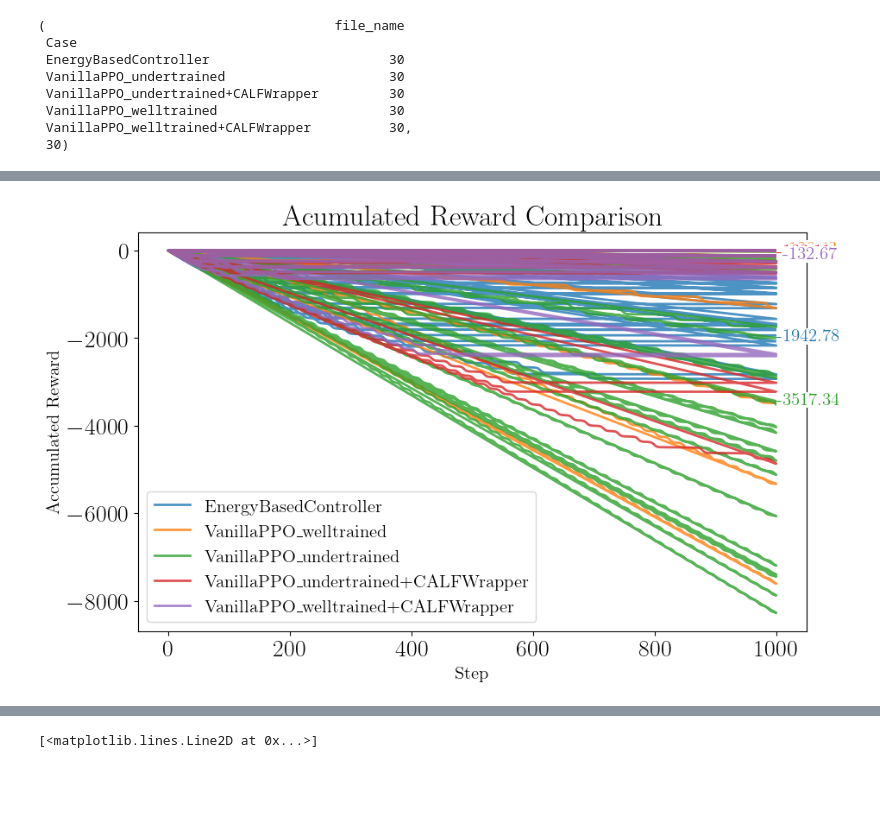
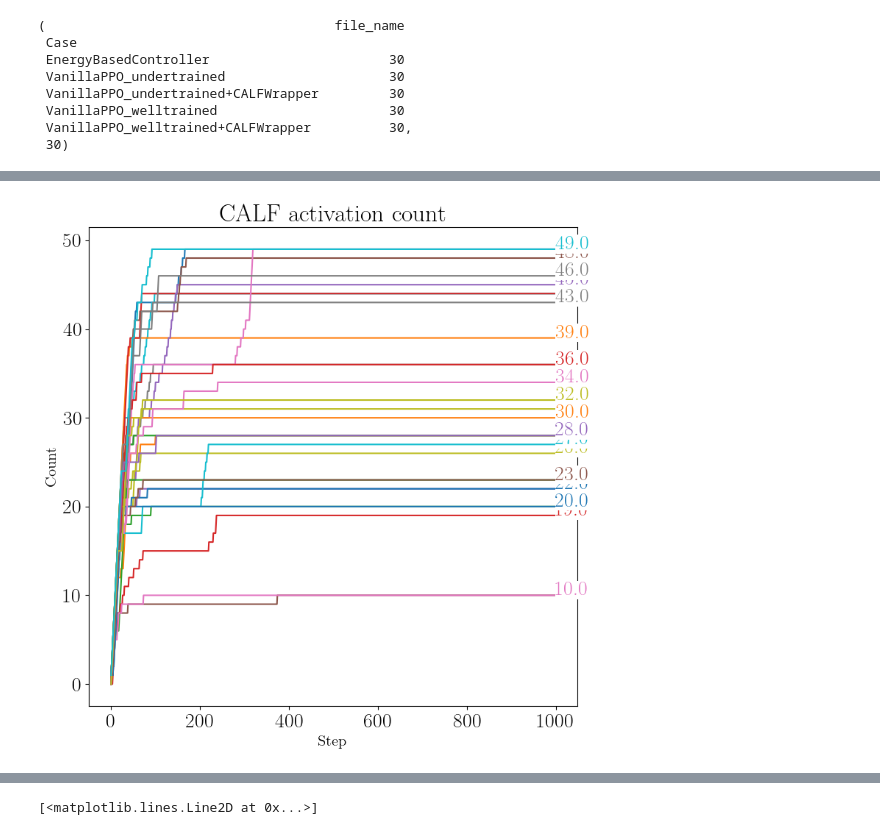
Before and after one commit to osinenkop/stable-baselines-playground, a Jupyter notebook: notebooks/analysis.ipynb, the cells around one changed output, grey strips where cells are left out. Saved outputs shown, nothing was run; the diff lists cells and outputs as text; code cells hidden in the pictures; blank space fills up the shorter version.

```diff
--- a/notebooks/analysis.ipynb
+++ b/notebooks/analysis.ipynb
@@ -224,17 +246,17 @@ anotation_bias = {
     "EnergyBasedController": [0, -150],
     "VanillaPPO_undertrained": [0, 0],
     "VanillaPPO_undertrained+CALFWrapper": [0, -350],
-    "VanillaPPO_welltrained": [0, 200],
-    "VanillaPPO_welltrained+CALFWrapper": [0, -100],
+    "VanillaPPO_welltrained": [0, -100],
+    "VanillaPPO_welltrained+CALFWrapper": [0, 200],
 }
 
 agg_func = "median"
 
 # for c in tmp_df.index.unique():
 for c in [
-    # "EnergyBasedController",
-    # "VanillaPPO_undertrained",
-    # "VanillaPPO_undertrained+CALFWrapper",
+    "EnergyBasedController",
+    "VanillaPPO_undertrained",
+    "VanillaPPO_undertrained+CALFWrapper",
     "VanillaPPO_welltrained",
     "VanillaPPO_welltrained+CALFWrapper",
 ]:
@@ -273,37 +372,39 @@ legend_info
 # %%
-def plot_accum_reward(df, y_label="accumulated_reward"):
+def plot_activated_count(df, ax=None, c="VanillaPPO_welltrained+CALFWrapper"):
+    y_label = "calf_activated_count"
+
+    if ax is None:
+        fig, _ax = plt.subplots(figsize=(8, 8))
+    else:
+        _ax = ax
     tmp_df = df.set_index(["Case"])
-    fig, ax = plt.subplots(figsize=(10, 6))
-    for c in df.Case.unique():
-        p = tmp_df.loc[c].plot(x="step", y=y_label, ax=ax, label=c, lw=2, alpha=0.8)
 
-        bias = [0, 0]
+    for individual_run in tmp_df.loc[c].file_name.unique():
+        target_df = tmp_df.loc[c]
+        target_df = target_df[target_df.file_name == individual_run]
 
-        if c == "VanillaPPO_welltrained+CALFWrapper":
-            bias = [10, -60]
-        elif c == "VanillaPPO_welltrained":
-            bias = [10, 60]
-        elif c == "EnergyBasedController":
-            bias = [0, -120]
+        target_df.plot(x="step", y=y_label, ax=_ax)
 
-        current_color = ax.get_lines()[-1].get_color()
-        ax.annotate(str(tmp_df.loc[c][y_label].values[-1].round(2)),
-                    (
-                        tmp_df.loc[c].step.values[-1] + bias[0], # X
-                        tmp_df.loc[c][y_label].values[-1] + bias[1], # Y
-                     ),
-                     color=current_color,
-                     bbox=dict(facecolor='white', edgecolor="None", pad=0.2),
-                     fontsize=15)
+        current_color = _ax.get_lines()[-1].get_color()
 
-    ax.set_xlabel("Step", fontsize=15)
-    ax.set_ylabel("Accumulated Reward", fontsize=15)
-    # ax.set_yscale("log")
-    ax.legend(prop={'size': 15})
-    ax.set_title("Acumulated Reward Comparison")
+        _ax.annotate(str(target_df[y_label].values[-1].round(2)),
+                        (
+                            target_df.step.values[-1], # X
+                            target_df[y_label].values[-1].copy(), # Y
+                        ),
+                        color=current_color,
+                        bbox=dict(facecolor='white', edgecolor="None", pad=0.2))
 
-    fig.savefig("../media/" + "accumulated_reward.png")
+    _ax.set_xlabel("Step", fontsize=15)
+    _ax.set_ylabel("Count", fontsize=15)
+    _ax.get_legend().remove()
+    _ax.set_title("CALF activation count")
 
-plot_accum_reward(df, y_label="accumulated_reward")
+    plt.tight_layout()
+
+    if ax is None:
+        fig.savefig("../media/" + "relax_probability.png")
+# relax_prob = np.clip(relax_prob * relax_prob_step_factor, 0, 1)
+plot_activated_count(df)
 # %% [output]
-[figure, old version]
+[figure, new version]
```
Also changed, not shown: parts of 19 cells of this notebook.
